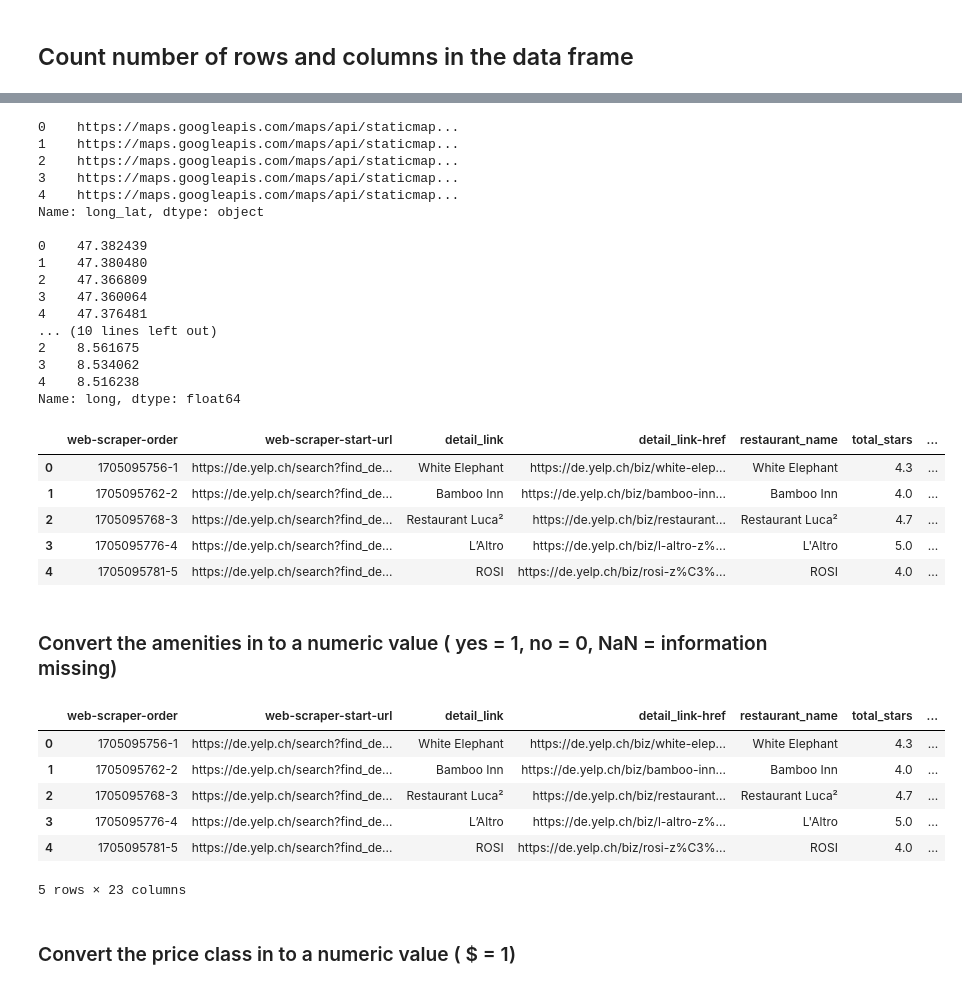
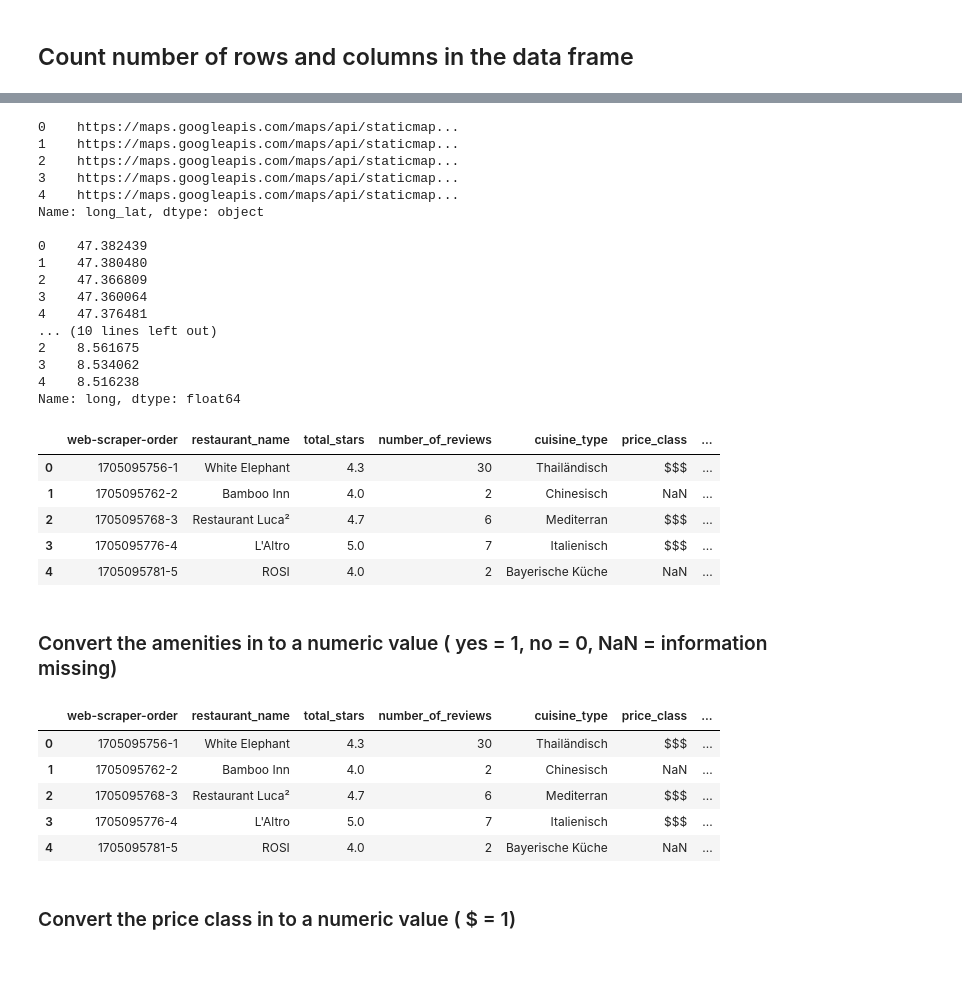
Before and after one commit to SherifXhemajli/data_analytics, a Jupyter notebook: 1_AT_Scraping/restaurant_data_preparation.ipynb, the cells around one changed output, grey strips where cells are left out. Saved outputs shown, nothing was run; the diff lists cells and outputs as text; code cells hidden in the pictures.

```diff
--- a/1_AT_Scraping/restaurant_data_preparation.ipynb
+++ b/1_AT_Scraping/restaurant_data_preparation.ipynb
@@ -28,7 +28,18 @@ for i in flist:
     print(i)
 
 # Read the data to a pandas data frame
-df = pd.read_csv('restaurant_data_zuerich.csv', sep=',', encoding='utf-8')
+df = pd.read_csv('restaurant_data_zuerich.csv', sep=',', encoding='utf-8')[['web-scraper-order',
+                                                                            'restaurant_name',
+                                                                            'total_stars',
+                                                                            'number_of_reviews',
+                                                                            'cuisine_type',
+                                                                            'price_class',
+                                                                            'raw_description',
+                                                                            'opening_times',
+                                                                            'adress',
+                                                                            'district',
+                                                                            'long_lat',
+                                                                            'all_amenities']]
 
 # Show first records of data frame
 df.head()
@@ -87,39 +101,43 @@ for i in df['long_lat']:
     except IndexError:
         d2 = None
     long.append(d2)
 
 # Save as new variable in the pandas data frame
 df['long'] = pd.Series(long, dtype="float")
 
+df['number_of_reviews'] = df['number_of_reviews'].str.extract(r'(\d+)').astype(int)
+df['district'] = df['district'].str.extract(r'(\d+)')
+
+
 # Print first 5 values
 print(df['long_lat'].head(5), '\n')
 print(df['long'].head(5))
 
 df.head(5)
 # %% [output]
 0    https://maps.googleapis.com/maps/api/staticmap...
 1    https://maps.googleapis.com/maps/api/staticmap...
 2    https://maps.googleapis.com/maps/api/staticmap...
 3    https://maps.googleapis.com/maps/api/staticmap...
 4    https://maps.googleapis.com/maps/api/staticmap...
 Name: long_lat, dtype: object
 
 0    47.382439
 1    47.380480
 2    47.366809
 3    47.360064
 4    47.376481
 ... (10 lines left out)
 2    8.561675
 3    8.534062
 4    8.516238
 Name: long, dtype: float64
-|  | web-scraper-order | web-scraper-start-url | detail_link | detail_link-href | restaurant_name | total_stars | ... |
-| 0 | 1705095756-1 | https://de.yelp.ch/search?find_de... | White Elephant | https://de.yelp.ch/biz/white-elep... | White Elephant | 4.3 | ... |
-| 1 | 1705095762-2 | https://de.yelp.ch/search?find_de... | Bamboo Inn | https://de.yelp.ch/biz/bamboo-inn... | Bamboo Inn | 4.0 | ... |
-| 2 | 1705095768-3 | https://de.yelp.ch/search?find_de... | Restaurant Luca² | https://de.yelp.ch/biz/restaurant... | Restaurant Luca² | 4.7 | ... |
-| 3 | 1705095776-4 | https://de.yelp.ch/search?find_de... | L’Altro | https://de.yelp.ch/biz/l-altro-z%... | L'Altro | 5.0 | ... |
-| 4 | 1705095781-5 | https://de.yelp.ch/search?find_de... | ROSI | https://de.yelp.ch/biz/rosi-z%C3%... | ROSI | 4.0 | ... |
+|  | web-scraper-order | restaurant_name | total_stars | number_of_reviews | cuisine_type | price_class | ... |
+| 0 | 1705095756-1 | White Elephant | 4.3 | 30 | Thailändisch | $$$ | ... |
+| 1 | 1705095762-2 | Bamboo Inn | 4.0 | 2 | Chinesisch | NaN | ... |
+| 2 | 1705095768-3 | Restaurant Luca² | 4.7 | 6 | Mediterran | $$$ | ... |
+| 3 | 1705095776-4 | L'Altro | 5.0 | 7 | Italienisch | $$$ | ... |
+| 4 | 1705095781-5 | ROSI | 4.0 | 2 | Bayerische Küche | NaN | ... |
 # %% [markdown]
 ### Convert the amenities in to a numeric value ( yes = 1, no = 0, NaN = information missing)
 # %%
@@ -155,18 +173,24 @@ for amenity_pair in common_amenities:
 
 #rename columns
 
-df.rename(columns={'Reservationen möglich': 'takes_reservations', 'Lieferung möglich': 'delivery', 'Sitzplätze im Freien': 'outdoor_seating', 'Für Kinder geeignet': 'good_for_kids', 'Für Gruppen geeignet':'good_for_groups', 'TV': 'tv', 'adress':'address'}, inplace=True)
+df.rename(columns={'Reservationen möglich': 'takes_reservations',
+                   'Lieferung möglich': 'delivery',
+                   'Sitzplätze im Freien': 'outdoor_seating',
+                   'Für Kinder geeignet': 'good_for_kids',
+                   'Für Gruppen geeignet':'good_for_groups',
+                   'TV': 'tv',
+                   'adress':'address'},
+                   inplace=True)
 
 # Displaying the first few rows of the updated DataFrame
 df.head()
 # %% [output]
-|  | web-scraper-order | web-scraper-start-url | detail_link | detail_link-href | restaurant_name | total_stars | ... |
-| 0 | 1705095756-1 | https://de.yelp.ch/search?find_de... | White Elephant | https://de.yelp.ch/biz/white-elep... | White Elephant | 4.3 | ... |
-| 1 | 1705095762-2 | https://de.yelp.ch/search?find_de... | Bamboo Inn | https://de.yelp.ch/biz/bamboo-inn... | Bamboo Inn | 4.0 | ... |
-| 2 | 1705095768-3 | https://de.yelp.ch/search?find_de... | Restaurant Luca² | https://de.yelp.ch/biz/restaurant... | Restaurant Luca² | 4.7 | ... |
-| 3 | 1705095776-4 | https://de.yelp.ch/search?find_de... | L’Altro | https://de.yelp.ch/biz/l-altro-z%... | L'Altro | 5.0 | ... |
-| 4 | 1705095781-5 | https://de.yelp.ch/search?find_de... | ROSI | https://de.yelp.ch/biz/rosi-z%C3%... | ROSI | 4.0 | ... |
+|  | web-scraper-order | restaurant_name | total_stars | number_of_reviews | cuisine_type | price_class | ... |
+| 0 | 1705095756-1 | White Elephant | 4.3 | 30 | Thailändisch | $$$ | ... |
+| 1 | 1705095762-2 | Bamboo Inn | 4.0 | 2 | Chinesisch | NaN | ... |
+| 2 | 1705095768-3 | Restaurant Luca² | 4.7 | 6 | Mediterran | $$$ | ... |
+| 3 | 1705095776-4 | L'Altro | 5.0 | 7 | Italienisch | $$$ | ... |
+| 4 | 1705095781-5 | ROSI | 4.0 | 2 | Bayerische Küche | NaN | ... |
-5 rows × 23 columns
 # %% [markdown]
 ### Convert the price class in to a numeric value ( $ = 1)
 # %%
```
Also changed, not shown: parts of 9 cells of this notebook, 3 other files.
